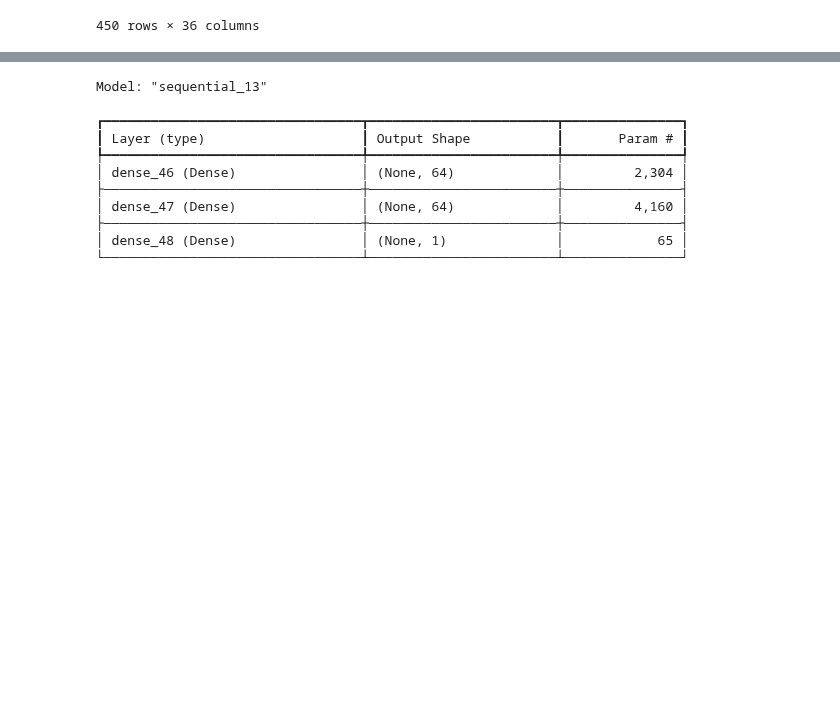
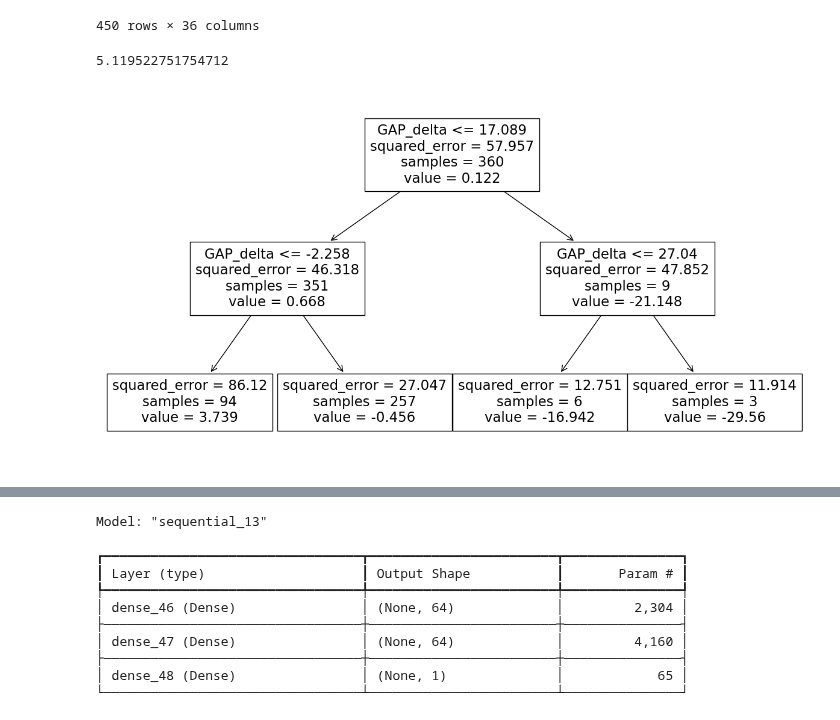
Before and after one commit to UoB-DSMP-2023-24/dsmp-2024-group-19, a Jupyter notebook: final_classification_pipeline.ipynb, the cells around one changed output, grey strips where cells are left out. Cells and saved outputs as stored; diff of their text form; code cells hidden in the pictures; blank space fills up the shorter version.

```diff
--- a/final_classification_pipeline.ipynb
+++ b/final_classification_pipeline.ipynb
@@ -442,0 +457,17 @@ y = X_df[y_feat]
+# %%
+from sklearn.tree import DecisionTreeRegressor, plot_tree
+from sklearn.metrics import mean_absolute_error
+import matplotlib.pyplot as plt
+
+DTR = DecisionTreeRegressor(max_depth=2)
+DTR.fit(X_train, y_train)
+
+ypred = DTR.predict(X_test)
+print(mean_absolute_error(ypred, y_test))
+
+plt.figure(figsize=(15,8))
+plot_tree(DTR, feature_names=x_features)
+plt.show()
+# %% [output]
+5.119522751754712
+[figure, added]
```
Also changed, not shown: parts of 3 cells of this notebook.
